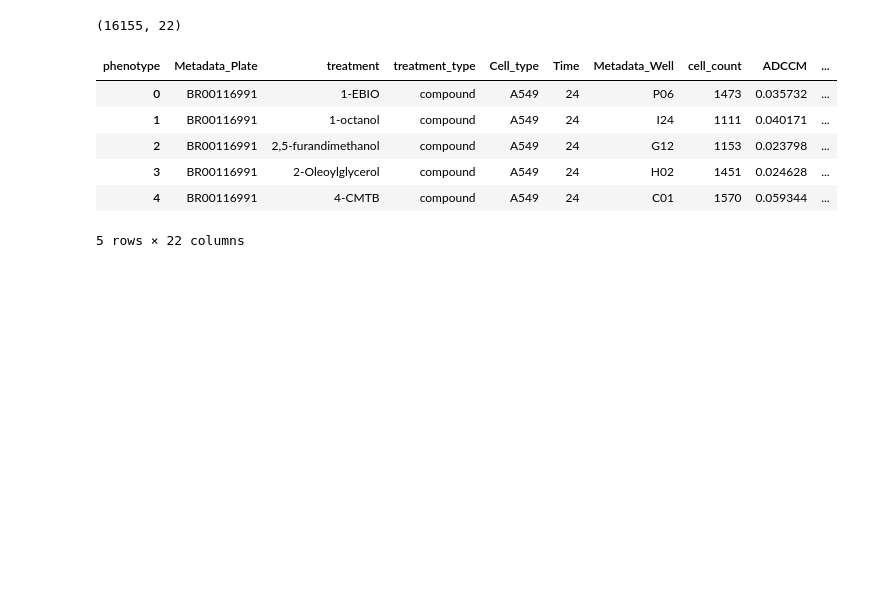
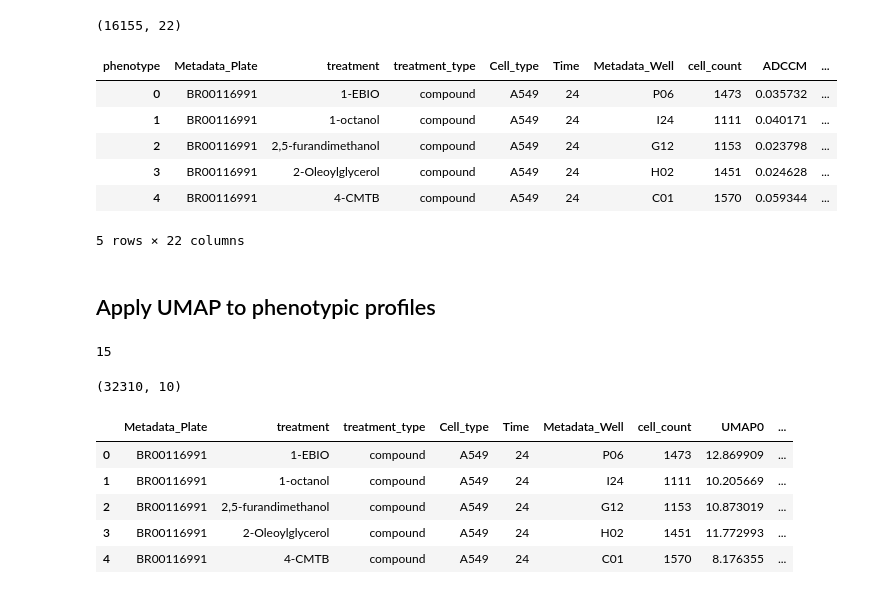
Before and after one commit to WayScience/phenotypic_profiling, a Jupyter notebook: 3.evaluate_model/process_jump_phenotype_profiles.ipynb, the cells around one changed output. Saved outputs shown, nothing was run; the diff lists cells and outputs as text; code cells hidden in the pictures; blank space fills up the shorter version.

Commit message:
add umap

```diff
--- a/3.evaluate_model/process_jump_phenotype_profiles.ipynb
+++ b/3.evaluate_model/process_jump_phenotype_profiles.ipynb
@@ -44,6 +48,8 @@ output_dir = "jump_phenotype_profiles"
 top_results_summary_file = pathlib.Path(output_dir, "jump_most_significant_phenotype_enrichment.tsv")
 final_jump_phenotype_file = pathlib.Path(output_dir, "jump_phenotype_profiles.tsv.gz")
 shuffled_jump_phenotype_file = pathlib.Path(output_dir, "jump_phenotype_profiles_shuffled.tsv.gz")
+
+jump_umap_file = pathlib.Path(output_dir, "jump_phenotype_profiling_umap.tsv.gz")
 # %% [markdown]
 ## Load and process data
 # %%
@@ -244,3 +244,56 @@ jump_wide_shuffled_df.head()
 | 3 | BR00116991 | 2-Oleoylglycerol | compound | A549 | 24 | H02 | 1451 | 0.024628 | ... |
 | 4 | BR00116991 | 4-CMTB | compound | A549 | 24 | C01 | 1570 | 0.059344 | ... |
 5 rows × 22 columns
+# %% [markdown]
+## Apply UMAP to phenotypic profiles
+# %%
+umap_random_seed = 123
+umap_n_components = 2
+
+feature_columns = jump_wide_final_df.drop(columns=metadata_columns).columns.tolist()
+print(len(feature_columns))
+# %% [output]
+15
+# %%
+# Initialize UMAP
+umap_fit = umap.UMAP(random_state=umap_random_seed, n_components=umap_n_components)
+
+# Fit UMAP and convert to pandas DataFrame
+embeddings = pd.DataFrame(
+    umap_fit.fit_transform(jump_wide_final_df.loc[:, feature_columns]),
+    columns=[f"UMAP{x}" for x in range(0, umap_n_components)],
+)
+
+# Combine with metadata
+umap_with_metadata_df = pd.concat([jump_wide_final_df.loc[:, metadata_columns], embeddings], axis=1).assign(model_type="final")
+# %%
+# Initialize UMAP
+umap_fit = umap.UMAP(random_state=umap_random_seed, n_components=umap_n_components)
+
+# Fit UMAP and convert to pandas DataFrame
+embeddings = pd.DataFrame(
+    umap_fit.fit_transform(jump_wide_shuffled_df.loc[:, feature_columns]),
+    columns=[f"UMAP{x}" for x in range(0, umap_n_components)],
+)
+
+# Combine with metadata
+umap_shuffled_with_metadata_df = pd.concat([jump_wide_shuffled_df.loc[:, metadata_columns], embeddings], axis=1).assign(model_type="shuffled")
+# %%
+# Output file
+umap_full_df = pd.concat([
+    umap_with_metadata_df,
+    umap_shuffled_with_metadata_df
+], axis="rows")
+
+umap_full_df.to_csv(jump_umap_file, sep="\t", index=False)
+
+print(umap_full_df.shape)
+umap_full_df.head()
+# %% [output]
+(32310, 10)
+|  | Metadata_Plate | treatment | treatment_type | Cell_type | Time | Metadata_Well | cell_count | UMAP0 | ... |
+| 0 | BR00116991 | 1-EBIO | compound | A549 | 24 | P06 | 1473 | 12.869909 | ... |
+| 1 | BR00116991 | 1-octanol | compound | A549 | 24 | I24 | 1111 | 10.205669 | ... |
+| 2 | BR00116991 | 2,5-furandimethanol | compound | A549 | 24 | G12 | 1153 | 10.873019 | ... |
+| 3 | BR00116991 | 2-Oleoylglycerol | compound | A549 | 24 | H02 | 1451 | 11.772993 | ... |
+| 4 | BR00116991 | 4-CMTB | compound | A549 | 24 | C01 | 1570 | 8.176355 | ... |
```
Also changed, not shown: parts of 5 cells of this notebook, 1 other file.
